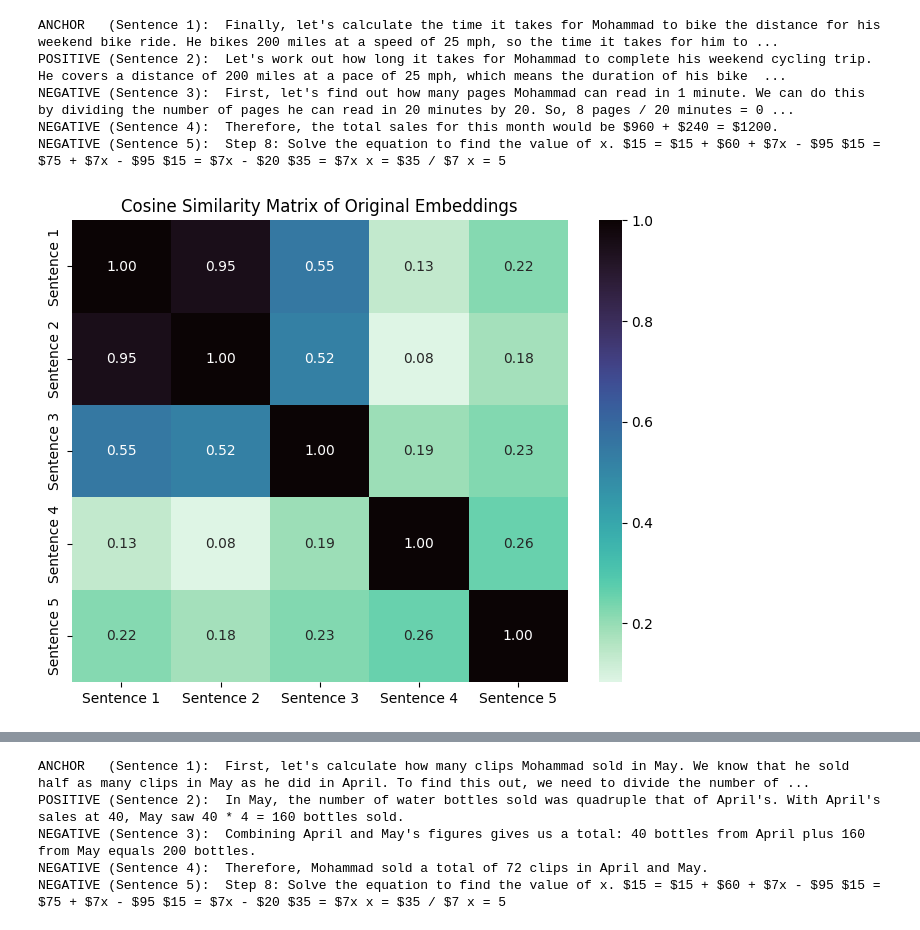
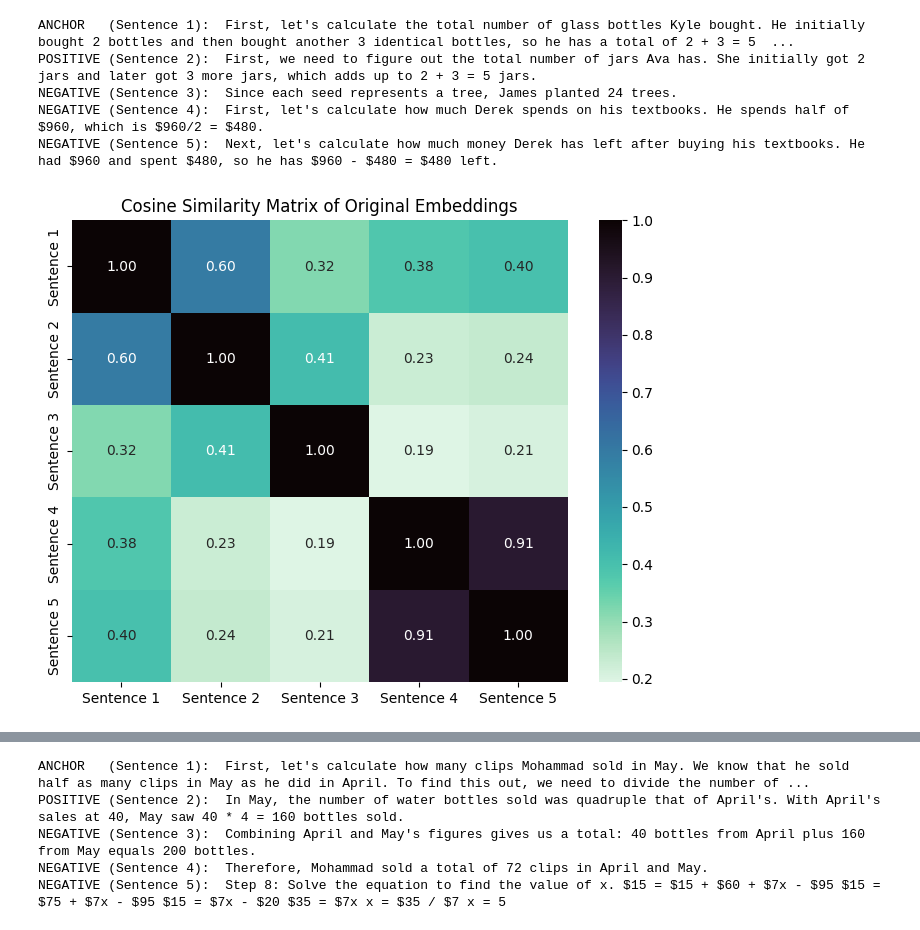
Before and after one commit to vivekvajipey/reasoning-topics, a Jupyter notebook: contrastive/cl_transform_analysis.ipynb, the cells around one changed output, grey strips where cells are left out. Cells and saved outputs as stored; diff of their text form; code cells hidden in the pictures.

Commit message:
latest analysis and cl model code

```diff
--- a/contrastive/cl_transform_analysis.ipynb
+++ b/contrastive/cl_transform_analysis.ipynb
@@ -5,10 +5,10 @@ from model import SimpleContrastiveNetwork, ContrastiveLoss
 from dataset import ContrastiveDataset
 from torch.utils.data import DataLoader
 
-model_name = 'best_models/best_cl_transform-gsm8k_cl_trans_para0_47_autosplit-b16-e50-lr0.001-lt0.3.pth'
-batch_size = 16
+model_name = 'best_models/best_cl_transform-gsm8k_cl_trans_para1_112_autosplit-b8-e50-lr0.001884-InfoNCE-lt0.30.pth'
+batch_size = 8
 loss_temp = 0.3
-dataset_csv = 'gsm8k_cl_trans_para0_47_autosplit.csv'
+dataset_csv = 'gsm8k_cl_trans_para1_112_autosplit.csv'
 split = 'val'
 
 device = torch.device("mps" if torch.backends.mps.is_available() else "cpu")
@@ -57,11 +60,11 @@ import seaborn as sns
 from sklearn.metrics.pairwise import cosine_similarity
 import ast
 
-df = pd.read_csv('data/gsm8k_cl_trans_para0_47_autosplit.csv')
+df = pd.read_csv('data/gsm8k_cl_trans_para1_112_autosplit.csv')
 df['Positive'] = df['Positive'].apply(ast.literal_eval)
 df['Negative'] = df['Negative'].apply(ast.literal_eval)
 
-rand_df = df.sample(1, random_state=33)
+rand_df = df.loc[df.split == 'val'].sample(1, random_state=33)
 
 positiveEmb, negativeEmb = rand_df['Positive'].tolist()[0][:3], rand_df['Negative'].tolist()[0][:3]
 print(f'ANCHOR   (Sentence 1): ', rand_df['Reasoning Trace'].tolist()[0])
@@ -79,36 +82,36 @@ def plot_sim_matrix(new_sentences):
     original_embeddings = sent_transformer.encode(new_sentences, batch_size=32)
     original_embeddings_tensor = torch.tensor(original_embeddings, dtype=torch.float).to(device)
 
     model.eval()
 
     with torch.no_grad():
         transformed_embeddings = model(original_embeddings_tensor).cpu().numpy()
 
     original_cos_sim_matrix = cosine_similarity(original_embeddings)
     # print("Original Embedding Cosine Similarity Matrix:\n", original_cos_sim_matrix)
     transformed_cos_sim_matrix = cosine_similarity(transformed_embeddings)
     # print("Transformed Embedding Cosine Similarity Matrix:\n", transformed_cos_sim_matrix)
 
 
     plt.figure(figsize=(8, 6))
     sns.heatmap(original_cos_sim_matrix, annot=True, cmap="mako_r", fmt=".2f",
                 xticklabels=[f"Sentence {i+1}" for i in range(len(new_sentences))],
                 yticklabels=[f"Sentence {i+1}" for i in range(len(new_sentences))])
     plt.title('Cosine Similarity Matrix of Original Embeddings')
     plt.show()
 
     plt.figure(figsize=(8, 6))
     sns.heatmap(transformed_cos_sim_matrix, annot=True, cmap="mako_r", fmt=".2f",
                 xticklabels=[f"Sentence {i+1}" for i in range(len(new_sentences))],
                 yticklabels=[f"Sentence {i+1}" for i in range(len(new_sentences))])
     plt.title('Cosine Similarity Matrix of Transformed Embeddings')
     plt.show()
 
 plot_sim_matrix(new_sentences)
 # %% [output]
-ANCHOR   (Sentence 1):  Finally, let's calculate the time it takes for Mohammad to bike the distance for his weekend bike ride. He bikes 200 miles at a speed of 25 mph, so the time it takes for him to ...
-POSITIVE (Sentence 2):  Let's work out how long it takes for Mohammad to complete his weekend cycling trip. He covers a distance of 200 miles at a pace of 25 mph, which means the duration of his bike  ...
-NEGATIVE (Sentence 3):  First, let's find out how many pages Mohammad can read in 1 minute. We can do this by dividing the number of pages he can read in 20 minutes by 20. So, 8 pages / 20 minutes = 0 ...
-NEGATIVE (Sentence 4):  Therefore, the total sales for this month would be $960 + $240 = $1200.
-NEGATIVE (Sentence 5):  Step 8: Solve the equation to find the value of x. $15 = $15 + $60 + $7x - $95 $15 = $75 + $7x - $95 $15 = $7x - $20 $35 = $7x x = $35 / $7 x = 5
+ANCHOR   (Sentence 1):  First, let's calculate the total number of glass bottles Kyle bought. He initially bought 2 bottles and then bought another 3 identical bottles, so he has a total of 2 + 3 = 5  ...
+POSITIVE (Sentence 2):  First, we need to figure out the total number of jars Ava has. She initially got 2 jars and later got 3 more jars, which adds up to 2 + 3 = 5 jars.
+NEGATIVE (Sentence 3):  Since each seed represents a tree, James planted 24 trees.
+NEGATIVE (Sentence 4):  First, let's calculate how much Derek spends on his textbooks. He spends half of $960, which is $960/2 = $480.
+NEGATIVE (Sentence 5):  Next, let's calculate how much money Derek has left after buying his textbooks. He had $960 and spent $480, so he has $960 - $480 = $480 left.
-[figure, old version]
+[figure, new version]
```
Also changed, not shown: parts of 6 cells of this notebook, 3 other files.
